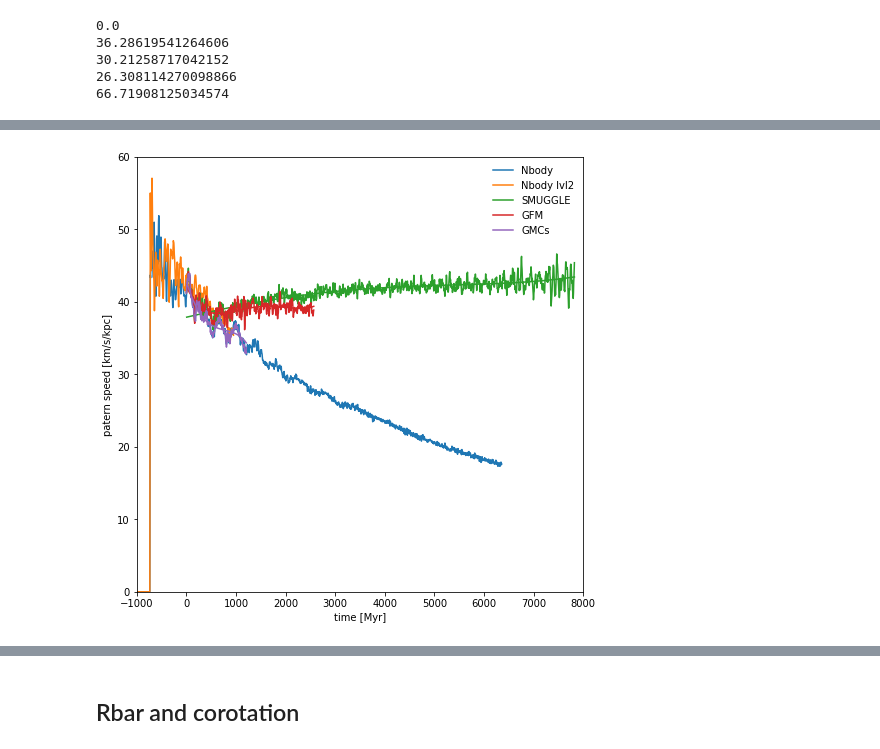
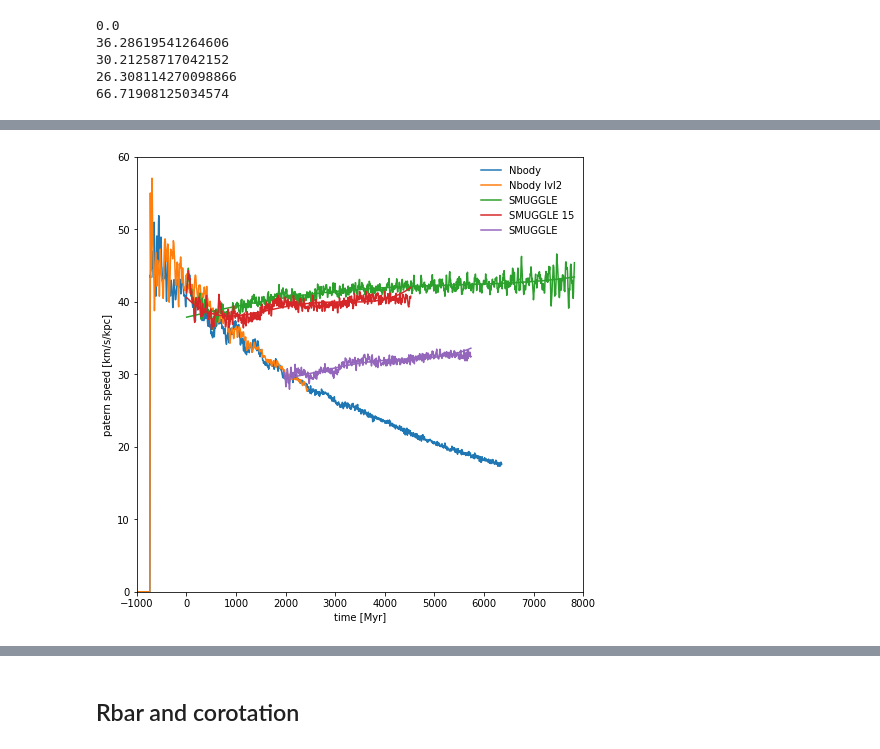
Before and after one commit to gusbeane/gasbar, a Jupyter notebook: notebooks/pattern_speed.ipynb, the cells around one changed output, grey strips where cells are left out. Cells and saved outputs as stored; diff of their text form; code cells hidden in the pictures.

```diff
--- a/notebooks/pattern_speed.ipynb
+++ b/notebooks/pattern_speed.ipynb
@@ -14,7 +14,7 @@ agama.setUnits(mass=1E10, length=1, velocity=1)
 
 time_conv = 977.79222167
 # %%
-sim_list = ['Nbody', 'phantom-vacuum-Sg20-Rc3.5']
+sim_list = ['Nbody', 'phantom-vacuum-Sg20-Rc3.5', 'phantom-vacuum-Sg15-Rc3.5']
 
 basepath = '/n/holystore01/LABS/hernquist_lab/Users/abeane/starbar_runs/runs/'
 
@@ -154,9 +154,11 @@ fourierN_l2 = read_fourier(0, lvl='lvl2')
 fourierNG_l3 = read_fourier(0, lvl='lvl3-GMCs')
 
 fourierS_l3 = read_fourier(1, lvl='lvl3')
-fourierG_l3 = read_fourier(1, lvl='lvl3-GFM')
-fourierS_rH_l3 = read_fourier(1, lvl='lvl3-rstHalo')
-fourierS_l3i = read_fourier(1, lvl='lvl3-isotherm')
+fourierS_l3s7 = read_fourier(1, lvl='lvl3-snap700')
+fourierS15_l3 = read_fourier(2, lvl='lvl3')
+# fourierG_l3 = read_fourier(1, lvl='lvl3-GFM')
+# fourierS_rH_l3 = read_fourier(1, lvl='lvl3-rstHalo')
+# fourierS_l3i = read_fourier(1, lvl='lvl3-isotherm')
 
 fourierN_l4['snapshot_300'].keys()
 # %% [output]
@@ -389,9 +400,11 @@ outN_l3 = main_bar_angle(fourierN_l3)
 outN_l2 = main_bar_angle(fourierN_l2)
 outNG_l3 = main_bar_angle(fourierNG_l3, firstkey=0)
 outS_l3 = main_bar_angle(fourierS_l3, firstkey=0)
-outG_l3 = main_bar_angle(fourierG_l3, firstkey=0)
+outS15_l3 = main_bar_angle(fourierS15_l3, firstkey=0)
+# outG_l3 = main_bar_angle(fourierG_l3, firstkey=0)
 
-outS_rH_l3 = main_bar_angle(fourierS_rH_l3, firstkey=0)
+# outS_rH_l3 = main_bar_angle(fourierS_rH_l3, firstkey=0)
+outS_l3s7 = main_bar_angle(fourierS_l3s7, firstkey=0)
 # outN_l4 = main_bar_angle(fourierN_l4)
 # out1 = main_bar_angle(fourier1, firstkey=0)
 # %%
@@ -428,6 +441,9 @@ true_ps = dat['pattern_speed']
 # ax.plot(time-time[400], ps, label=name, c='k')
 ax.plot(time-time[300], true_ps, label=name)
 # dt = time[300] - time[400]
+
+t300 = time[300]
+t700 = time[700]
 
 dat = outN_l2
 name = 'Nbody lvl2'
@@ -457,15 +473,33 @@ true_ps = dat['pattern_speed']
 l=ax.plot(time-time[0], ps, label=name)
 ax.plot(time-time[0], true_ps, c=l[0].get_color())
 
-
-dat = outG_l3
-name = 'GFM'
+dat = outS15_l3
+name = 'SMUGGLE 15'
 
 time = dat['time']
 ba, ps = dat['poly_eval'][n]
 true_ps = dat['pattern_speed']
 l=ax.plot(time-time[0], ps, label=name)
 ax.plot(time-time[0], true_ps, c=l[0].get_color())
+
+dat = outS_l3s7
+name = 'SMUGGLE'
+
+time = dat['time']
+ba, ps = dat['poly_eval'][n]
+true_ps = dat['pattern_speed']
+l=ax.plot(time+t700-t300, ps, label=name)
+ax.plot(time+t700-t300, true_ps, c=l[0].get_color())
+
+
+# dat = outG_l3
+# name = 'GFM'
+
+# time = dat['time']
+# ba, ps = dat['poly_eval'][n]
+# true_ps = dat['pattern_speed']
+# l=ax.plot(time-time[0], ps, label=name)
+# ax.plot(time-time[0], true_ps, c=l[0].get_color())
 
 # dat = outNG_l3
 # name = 'GMCs'
@@ -475,34 +509,34 @@ ax.plot(time-time[0], true_ps, c=l[0].get_color())
 # true_ps = dat['pattern_speed']
 # l=ax.plot(time-time[0], ps, label=name)
 # ax.plot(time-time[0], true_ps, c=l[0].get_color())
 
 # dat = outS_rH_l3
 # name = 'resetHalo'
 
 # time = dat['time']
 # ba, ps = dat['poly_eval'][n]
 # true_ps = dat['pattern_speed']
 # # l=ax.plot(time-time[0], ps, label=name)
 # ax.plot(time, true_ps, label=name)#, c=l[0].get_color())
 
 # dat = out6
 # name = 'snap400'
 
 # time = dat['time'] + dt
 # ba, ps = dat['poly_eval'][n]
 # true_ps = dat['pattern_speed']
 # l=ax.plot(time, ps, label=name)
 # ax.plot(time, true_ps, label=name, c=l[0].get_color())
 
 
 ax.legend(frameon=False)
 
 ax.set(xlim=(-1000, 8000))
 # ax.set(xlim=(1800,4000))
 ax.set(ylim=(0, 60), xlabel='time [Myr]', ylabel='patern speed [km/s/kpc]')
 plt.show()
 # %% [output]
-[figure, old version]
+[figure, new version]
 # %%
 fig, ax = plt.subplots(1, 1, figsize=(8, 8))
 n=5
```
Also changed, not shown: parts of 4 cells of this notebook, 3 other files.
